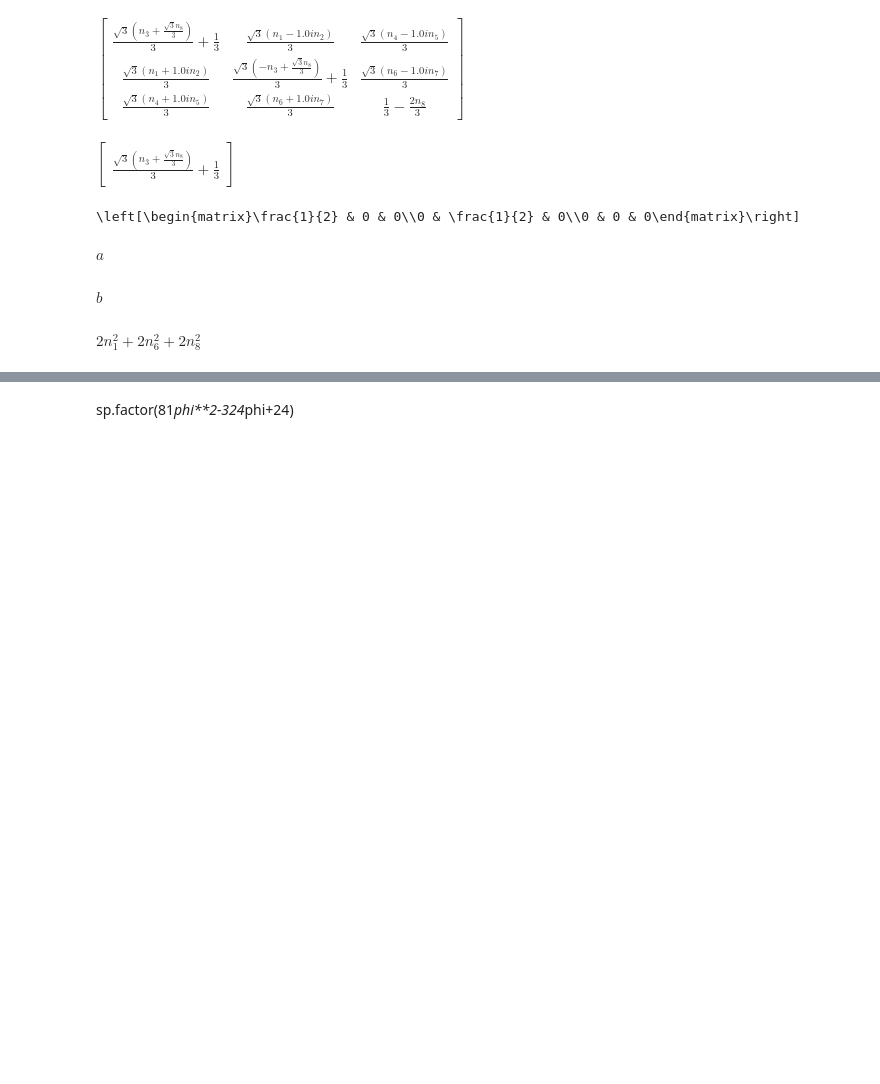
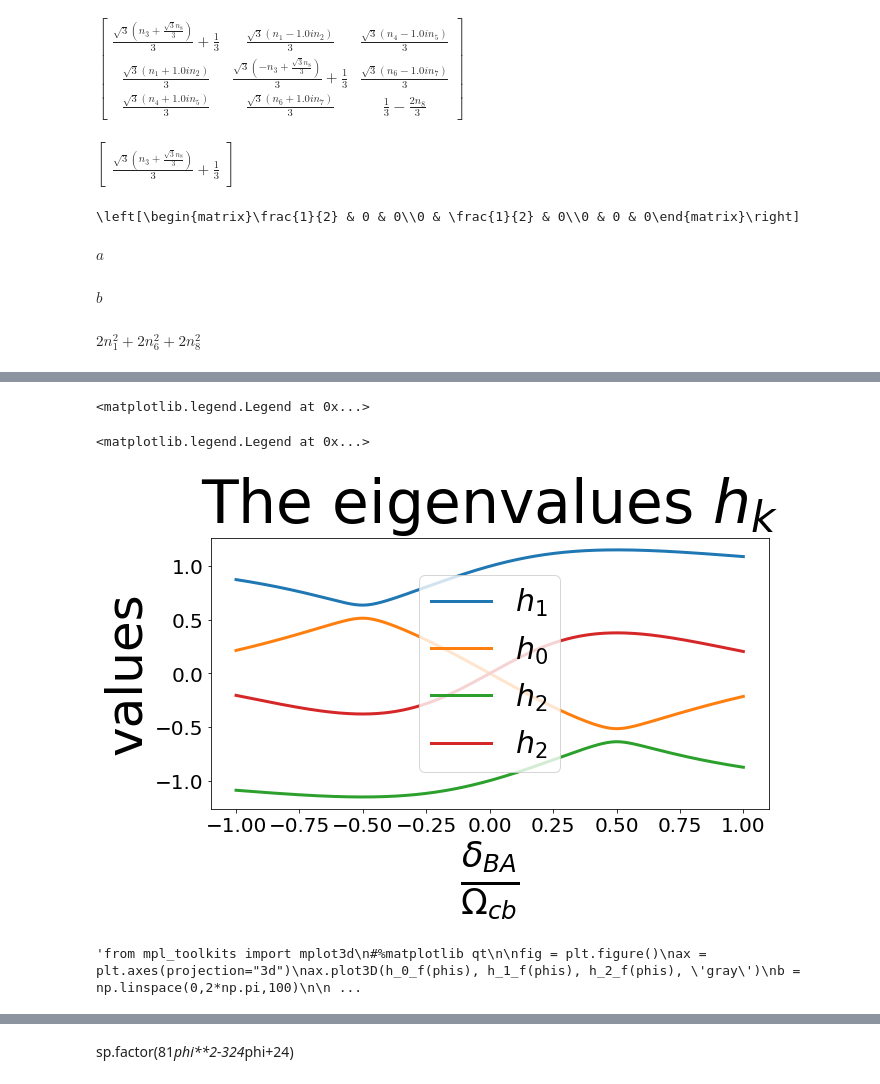
Before and after one commit to sheputis/master_thesis, a Jupyter notebook: RHO matrix.ipynb, the cells around one changed output, grey strips where cells are left out. Drawn from its saved outputs; the diff is of its cells as text; code cells hidden in the pictures; blank space fills up the shorter version.

```diff
--- a/RHO matrix.ipynb
+++ b/RHO matrix.ipynb
@@ -852,0 +828,67 @@ $\displaystyle \frac{2 \sqrt{3} \sin{\left(3 \phi \right)}}{3}$
+# %%
+%matplotlib qt
+fig, axs = plt.subplots(1,2)
+#fig.set_size_inches(10, 5)
+axs[0].plot(EPS_arr,max_max_l,label = r"Max after $t \approx \frac{2\pi}{\sqrt{6}\epsilon}$")
+axs[0].plot(EPS_arr,max_max_l_2,label =r"Max P after a long $t$")
+axs[0].set_xlabel(r"$\epsilon$",fontsize=50)
+axs[0].set_ylabel(r"$P_{max}(C\to A)$",fontsize=50)
+axs[0].set_title(r"Max probability to be in state A ",fontsize = 30)
+axs[0].tick_params(axis='both', which='major', labelsize=20)
+axs[0].legend(fontsize = 20)
+
+axs[1].plot(EPS_arr,max_max_t_l,label = r"$t_{max}'$ when simulating until $t =\frac{2\pi}{\sqrt{6}\epsilon}$")
+axs[1].set_xlabel(r"$\epsilon$",fontsize=50)
+axs[1].set_ylabel(r"$t_{max}(C\to A)$",fontsize=50)
+axs[1].set_title(r"Time $t_{max}$ to reach $P_{max}(C\to A)$ ",fontsize = 30)
+axs[1].tick_params(axis='both', which='major', labelsize=20)
+
+
+eps_l_2 = np.linspace(0.01,0.2,1000)
+t_max_an =(2*np.pi)/(np.sqrt(6)*eps_l_2)
+axs[1].plot(eps_l_2,t_max_an,"-r",label =r"$t =\frac{2\pi}{\sqrt{6}\epsilon}$")
+axs[1].legend(fontsize = 20)
+# %% [output]
+<matplotlib.legend.Legend at 0x...>
+# %%
+#%matplotlib qt
+
+
+h_0_f = lambdify([sp.Symbol("\phi")],inst.h_0,"numpy")
+h_1_f = lambdify([sp.Symbol("\phi")],inst.h_1,"numpy")
+h_2_f = lambdify([sp.Symbol("\phi")],inst.h_2,"numpy")
+
+fig, axs = plt.subplots()
+fig.set_size_inches(10, 5)
+
+H_0_vals = h_0_f(phis)
+H_1_vals = h_1_f(phis)
+H_2_vals = h_2_f(phis)
+
+axs.plot(d_ba_s_l,H_1_vals ,label=r"$h_1$",linewidth=3)
+axs.plot(d_ba_s_l,H_0_vals ,label=r"$h_0$",linewidth=3)
+axs.plot(d_ba_s_l,H_2_vals ,label=r"$h_2$",linewidth=3)
+axs.plot(d_ba_s_l,H_1_vals*H_0_vals*H_2_vals ,label=r"$h_2$",linewidth=3)
+
+axs.set_xlabel(r"$\frac{\delta_{BA}}{\Omega_{cb}}$",fontsize=50)
+axs.set_ylabel("values",fontsize=50)
+axs.set_title(r"The eigenvalues $h_k $",fontsize = 60)
+axs.tick_params(axis='both', which='major', labelsize=20)
+axs.legend(fontsize = 30)
+# %% [output]
+<matplotlib.legend.Legend at 0x...>
+[figure, added]
+# %%
+"""from mpl_toolkits import mplot3d
+#%matplotlib qt
+
+fig = plt.figure()
+ax = plt.axes(projection="3d")
+ax.plot3D(h_0_f(phis), h_1_f(phis), h_2_f(phis), 'gray')
+b = np.linspace(0,2*np.pi,100)
+
+ax.plot3D(2*np.cos(b), 2*np.sin(b), b*0, color='green')
+ax.plot3D(b*0, 2*np.sin(b),2*np.cos(b) , color='green')
+plt.show()"""
+# %% [output]
+'from mpl_toolkits import mplot3d\n#%matplotlib qt\n\nfig = plt.figure()\nax = plt.axes(projection="3d")\nax.plot3D(h_0_f(phis), h_1_f(phis), h_2_f(phis), \'gray\')\nb = np.linspace(0,2*np.pi,100)\n\n ...
```
Also changed, not shown: parts of 39 cells of this notebook, 1 other file.
